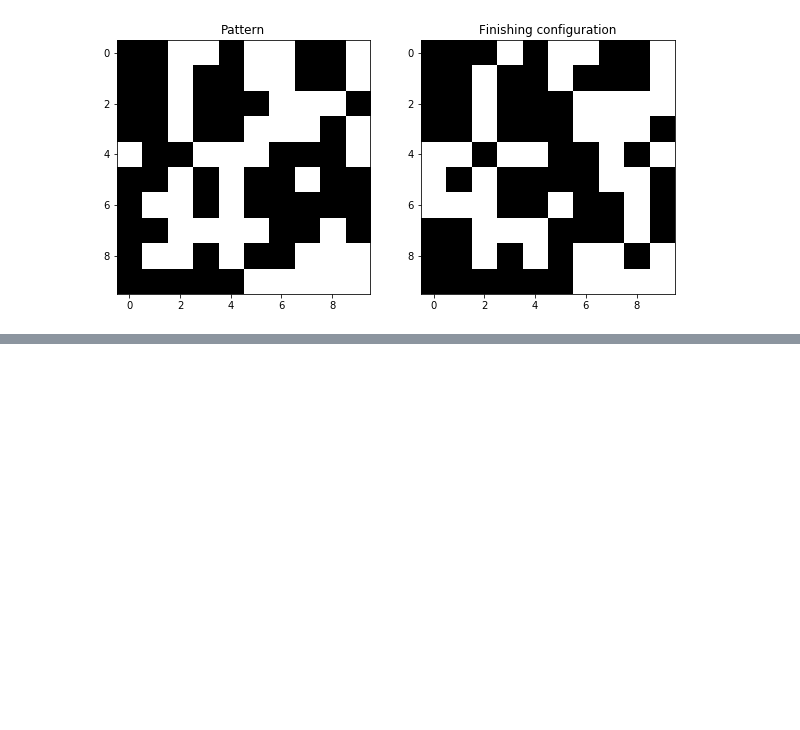
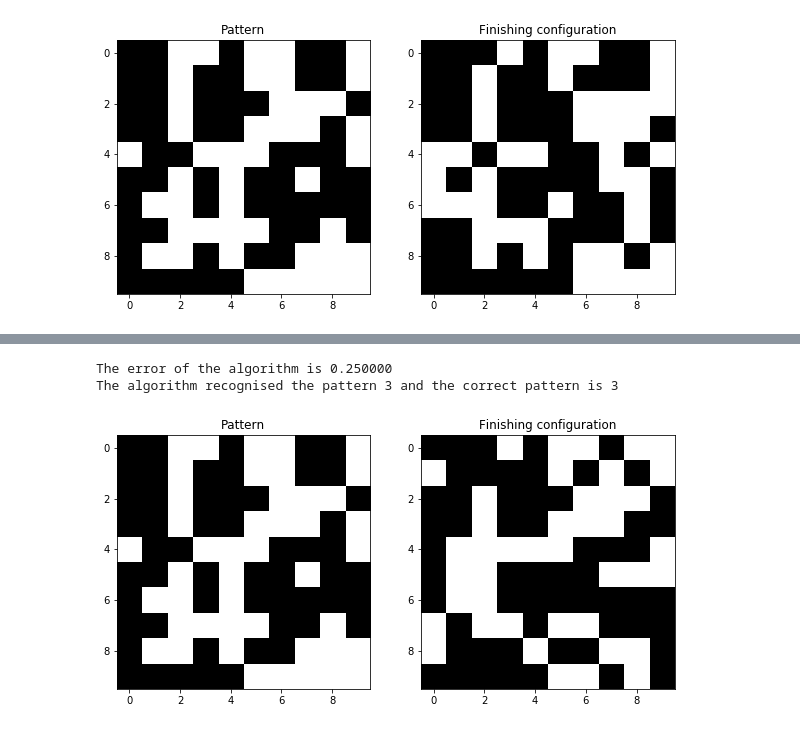
Before and after one commit to mballarin97/Hopfield-project, a Jupyter notebook: Montecarlo.ipynb, the cells around one changed output, grey strips where cells are left out. Saved outputs shown, nothing was run; the diff lists cells and outputs as text; code cells hidden in the pictures; blank space fills up the shorter version.

```diff
--- a/Montecarlo.ipynb
+++ b/Montecarlo.ipynb
@@ -172,0 +382,20 @@ error_im(xi[4],sys)
+# %%
+idx = 3
+yi = corrupt_uniform(xi[idx], 0.35)
+
+sys = montecarlo(J,yi, 10, 1000)
+
+wrong_pixels = error_im(xi[idx],sys)
+assigned_pattern = assign_pattern(xi,sys)
+
+fig, ax = plt.subplots(1,2, figsize = (10,6))
+ax[0].set_title('Pattern')
+ax[0].imshow(xi[idx].reshape(L,L), cmap='Greys')
+ax[1].set_title('Finishing configuration')
+ax[1].imshow(sys.reshape(L,L), cmap='Greys')
+print('The error of the algorithm is %f' %(wrong_pixels))
+print('The algorithm recognised the pattern %i and the correct pattern is %i' %(assigned_pattern,idx))
+# %% [output]
+The error of the algorithm is 0.250000
+The algorithm recognised the pattern 3 and the correct pattern is 3
+[figure, added]
```
Also changed, not shown: parts of 11 cells of this notebook.
